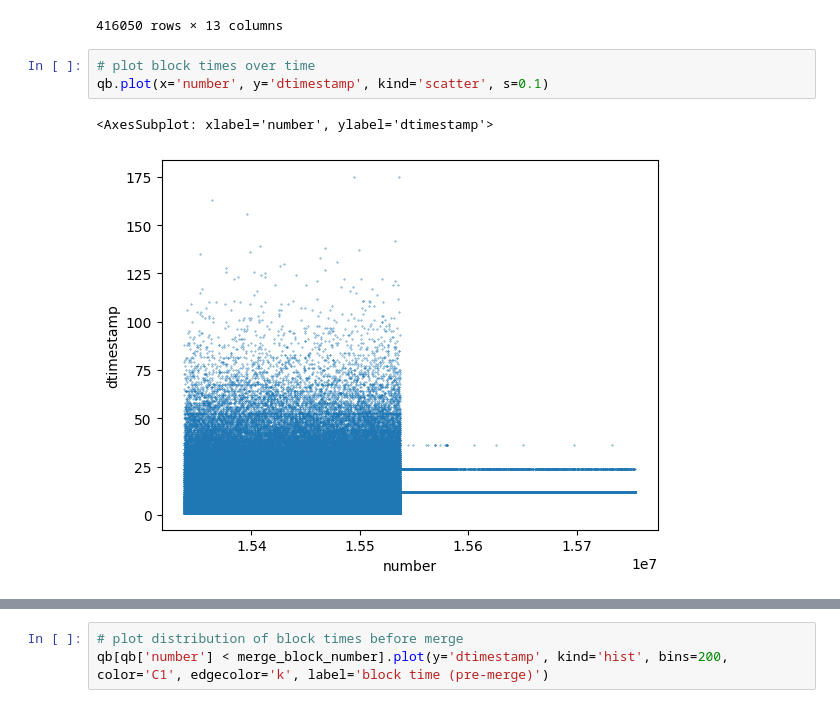
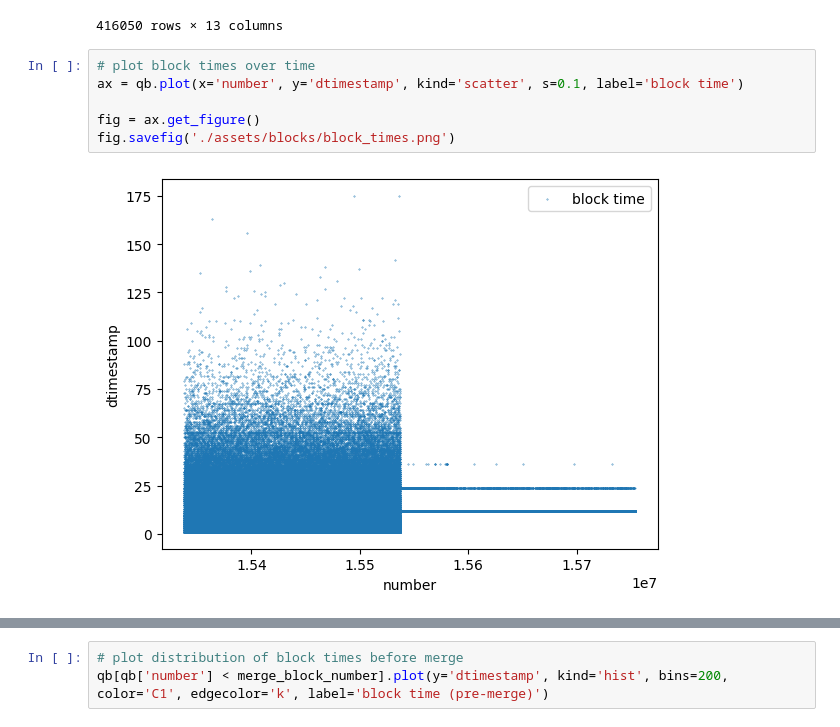
Before and after one commit to fmrmf/merge-challenge, a Jupyter notebook: notebook/blocks.ipynb, the cells around one changed output, grey strips where cells are left out. Saved outputs shown, nothing was run; the diff lists cells and outputs as text.

```diff
--- a/notebook/blocks.ipynb
+++ b/notebook/blocks.ipynb
@@ -89,7 +89,9 @@ qb
 416050 rows × 13 columns
 # %%
 # plot block times over time
-qb.plot(x='number', y='dtimestamp', kind='scatter', s=0.1)
+ax = qb.plot(x='number', y='dtimestamp', kind='scatter', s=0.1, label='block time')
+
+fig = ax.get_figure()
+fig.savefig('./assets/blocks/block_times.png')
 # %% [output]
-<AxesSubplot: xlabel='number', ylabel='dtimestamp'>
-[figure, old version]
+[figure, new version]
```
Also changed, not shown: parts of 19 cells of this notebook, 5 other files.
